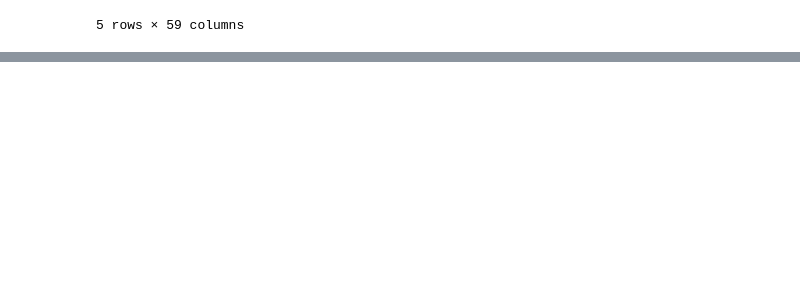
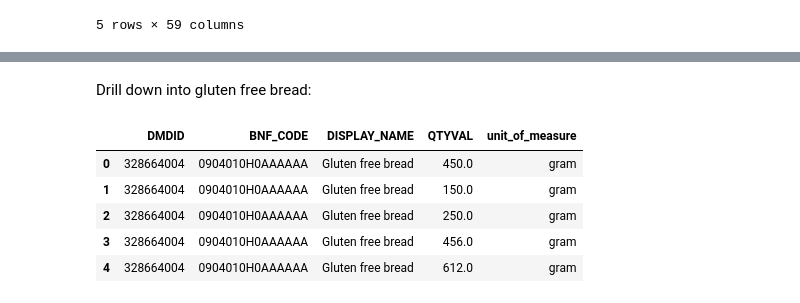
Before and after one commit to ebmdatalab/price-per-dose, a Jupyter notebook: snomed-bnf-mapping.ipynb, the cells around one changed output, grey strips where cells are left out. Saved outputs shown, nothing was run; the diff lists cells and outputs as text; code cells hidden in the pictures; blank space fills up the shorter version.

```diff
--- a/snomed-bnf-mapping.ipynb
+++ b/snomed-bnf-mapping.ipynb
@@ -32,0 +141,28 @@ special_containers.head()
+# %% [markdown]
+Drill down into gluten free bread:
+# %%
+sql = """SELECT
+  DMDID,
+  BNF_CODE,
+  DISPLAY_NAME,
+  VMPP.QTYVAL,
+  DESC AS unit_of_measure
+FROM dmd_product
+INNER JOIN VMPP
+  ON VMPP.VPID = DMDID
+INNER JOIN LOOKUP_UNIT_OF_MEASURE
+  ON LOOKUP_UNIT_OF_MEASURE.CD = VMPP.QTY_UOMCD
+WHERE DMDID = '328664004'
+"""
+
+df2 = pd.read_sql_query(sql, con)
+pd.set_option('display.max_colwidth', -1)
+pd.set_option('display.max_columns', 40)
+df2.head(5)
+# %% [output]
+|  | DMDID | BNF_CODE | DISPLAY_NAME | QTYVAL | unit_of_measure |
+| 0 | 328664004 | 0904010H0AAAAAA | Gluten free bread | 450.0 | gram |
+| 1 | 328664004 | 0904010H0AAAAAA | Gluten free bread | 150.0 | gram |
+| 2 | 328664004 | 0904010H0AAAAAA | Gluten free bread | 250.0 | gram |
+| 3 | 328664004 | 0904010H0AAAAAA | Gluten free bread | 456.0 | gram |
+| 4 | 328664004 | 0904010H0AAAAAA | Gluten free bread | 612.0 | gram |
```
Also changed, not shown: parts of 26 cells of this notebook, 3 other files.
